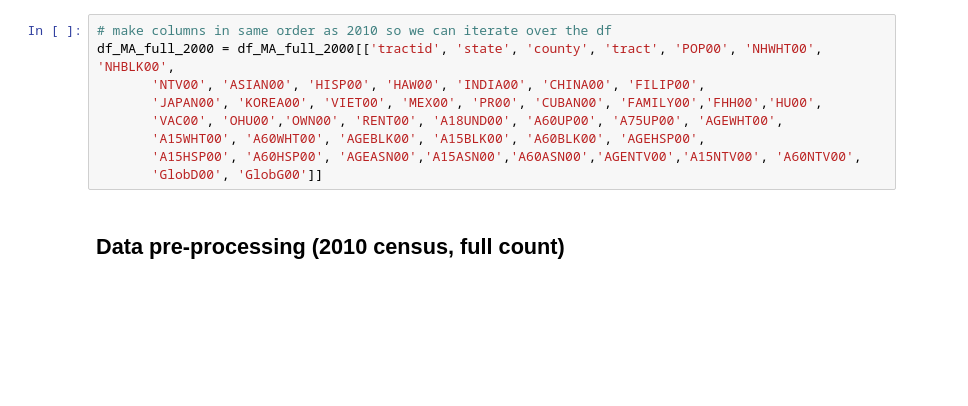
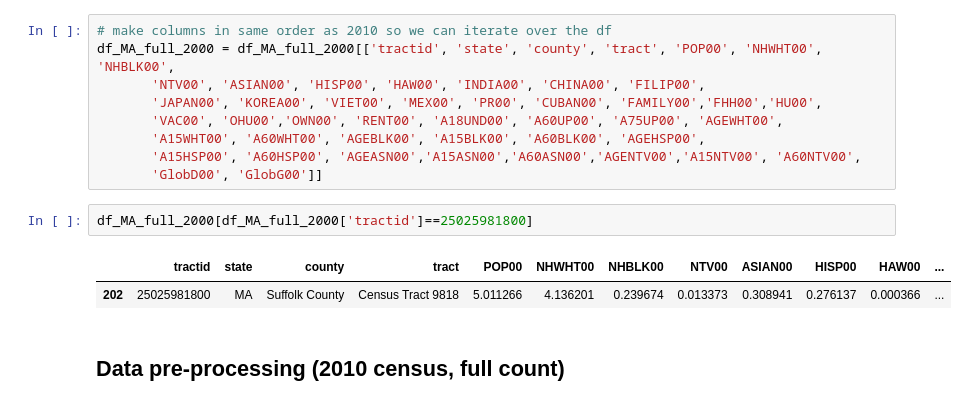
Before and after one commit to krbarounis/Predicting_Gentrification, a Jupyter notebook: Census_Data.ipynb, the cells around one changed output. Drawn from its saved outputs; the diff is of its cells as text; blank space fills up the shorter version.

```diff
--- a/Census_Data.ipynb
+++ b/Census_Data.ipynb
@@ -29,6 +34,11 @@ df_MA_full_2000 = df_MA_full_2000[['tractid', 'state', 'county', 'tract', 'POP00
        'A15WHT00', 'A60WHT00', 'AGEBLK00', 'A15BLK00', 'A60BLK00', 'AGEHSP00',
        'A15HSP00', 'A60HSP00', 'AGEASN00','A15ASN00','A60ASN00','AGENTV00','A15NTV00', 'A60NTV00',
        'GlobD00', 'GlobG00']]
+# %%
+df_MA_full_2000[df_MA_full_2000['tractid']==25025981800]
+# %% [output]
+|  | tractid | state | county | tract | POP00 | NHWHT00 | NHBLK00 | NTV00 | ASIAN00 | HISP00 | HAW00 | ... |
+| 202 | 25025981800 | MA | Suffolk County | Census Tract 9818 | 5.011266 | 4.136201 | 0.239674 | 0.013373 | 0.308941 | 0.276137 | 0.000366 | ... |
 # %% [markdown]
 ## Data pre-processing (2010 census, full count)
 # %%
```
Also changed, not shown: parts of 24 cells of this notebook.
